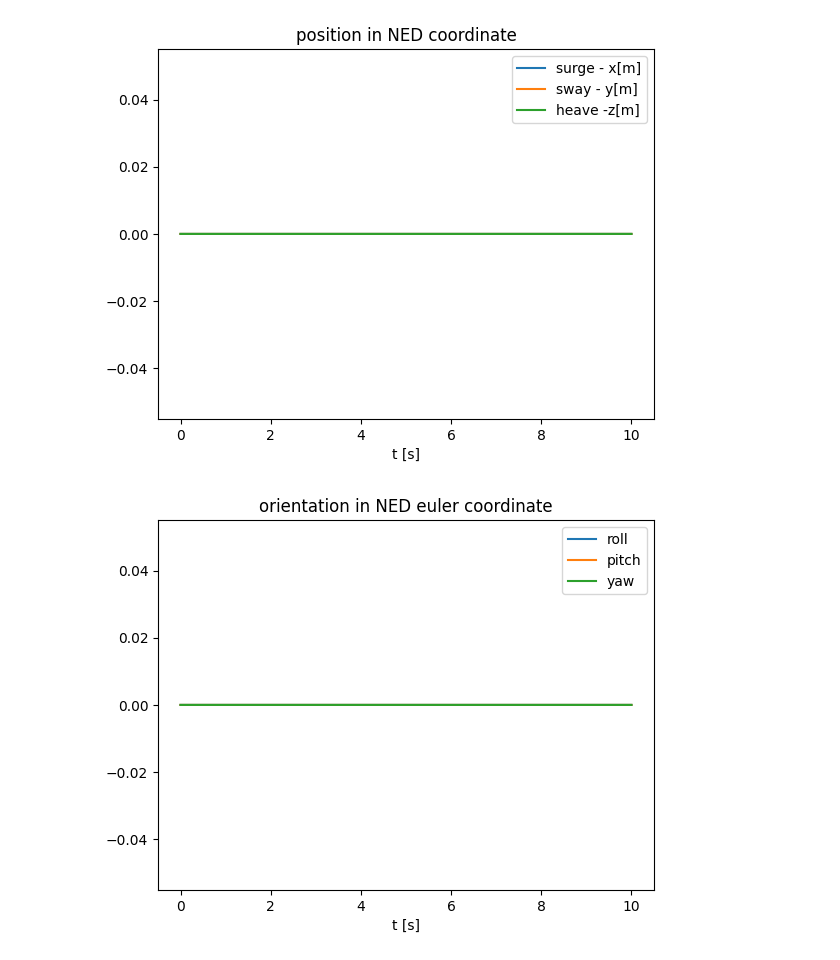
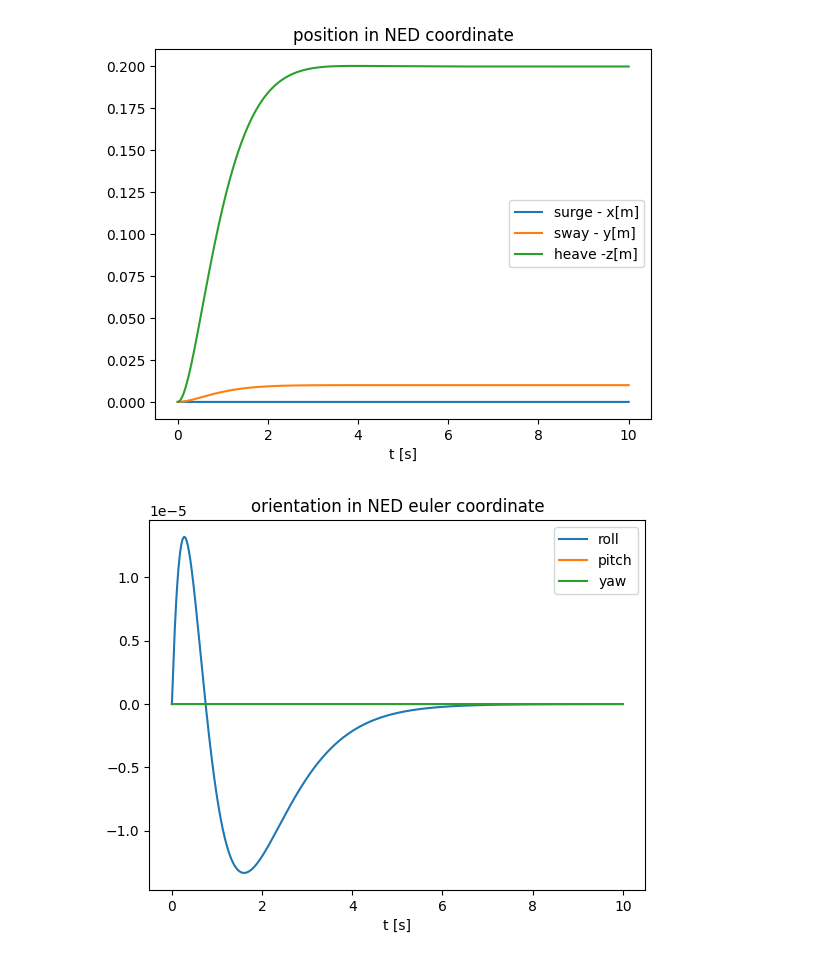
Before and after one commit to edxmorgan/diff_uv, a Jupyter notebook: usage/pid_closed_loop_system.ipynb, the cells around one changed output. Saved outputs shown, nothing was run; the diff lists cells and outputs as text; code cells hidden in the pictures.

```diff
--- a/usage/pid_closed_loop_system.ipynb
+++ b/usage/pid_closed_loop_system.ipynb
@@ -2,44 +2,49 @@
 %run forward_dynamics_example.ipynb
 %run pid_controller.ipynb
 # %%
-cl_sys = Function('cl_system', [Kp, Kd, xS0, nd, dt, v_c], [
-                  F(xS0, pd_control_F_simpli, dt, v_c)])
+cl_sys = Function('cl_system', [Kp, Ki, Kd, xS0, nd, dt, v_c, sum_e_buffer], [
+                  F(xS0, pd_control_F_simpli[0], dt, v_c)])
 
 cl_sys_fun = Function('cl_system', [xS0],
                       [cl_sys(np.array([90, 90, 90, 90, 90, 90]),
-                              np.array([80.0, 80.0, 80.0, 80.0, 80.0, 80.0]), xS0,
-                              np.array([0.0, 0.0, 0.0, 0.0, 0.0, 0.0]), T/N,
-                              np.array([0.0, 0.0, 0.0, 0.0, 0.0, 0.0]))])
+                              np.array([20, 20, 20, 20, 20, 20]),
+                              np.array([80.0, 80.0, 80.0, 80.0, 80.0, 80.0]),
+                              xS0,
+                              np.array([0.0, 0.01, 0.2, 0.0, 0.0, 0.0]),
+                              T/N,
+                              np.array([0.0, 0.0, 0.0, 0.0, 0.0, 0.0]),
+                              np.array([0.0, 0.0, 0.0, 0.0, 0.0, 0.0])
+                              )])
 
 cl_sim = cl_sys_fun.mapaccum(N)
 
 x0 = np.array([0.0, 0.0, 0.0, 1.0, 0, 0, 0, 0, 0, 0, 0, 0, 0]) #x y z w xq yq zq u v w p q r
 res = cl_sim(x0)
 res.T
 
 t = np.linspace(0, T, N+1)
 
 # Create a figure and plot the data
 plt.figure()
 plt.plot(t, np.concatenate((np.array(x0).reshape((13,1)), res.toarray()), axis=1)[0:3,:].T)
 plt.legend(['surge - x[m]', 'sway - y[m]', 'heave -z[m]'])
 plt.title("position in NED coordinate")
 plt.xlabel('t [s]')
 
 plt.figure()
 vfunc = np.vectorize(euler_from_quaternion, signature='(n)->(k)')
 rpy_array = vfunc(np.concatenate((np.array(x0).reshape((13,1)), res.toarray()), axis=1)[3:7,:].T)
 plt.plot(t, rpy_array)
 plt.legend(['roll', 'pitch', 'yaw'])
 plt.title("orientation in NED euler coordinate")
 plt.xlabel('t [s]')
 
 plt.figure()
 plt.plot(t, np.concatenate((np.array(x0).reshape((13,1)), res.toarray()), axis=1)[7::,:].T)
 plt.legend(['u', 'v', 'w', 'p', 'q', 'r'])
 plt.xlabel('t[s]')
 plt.title("velocity in body coordinate")
 plt.show()
 # %% [output]
-[figure, old version]
+[figure, new version]
-[figure, old version]
+[figure, new version]
```
Also changed, not shown: parts of 1 cell of this notebook, 3 other files.
